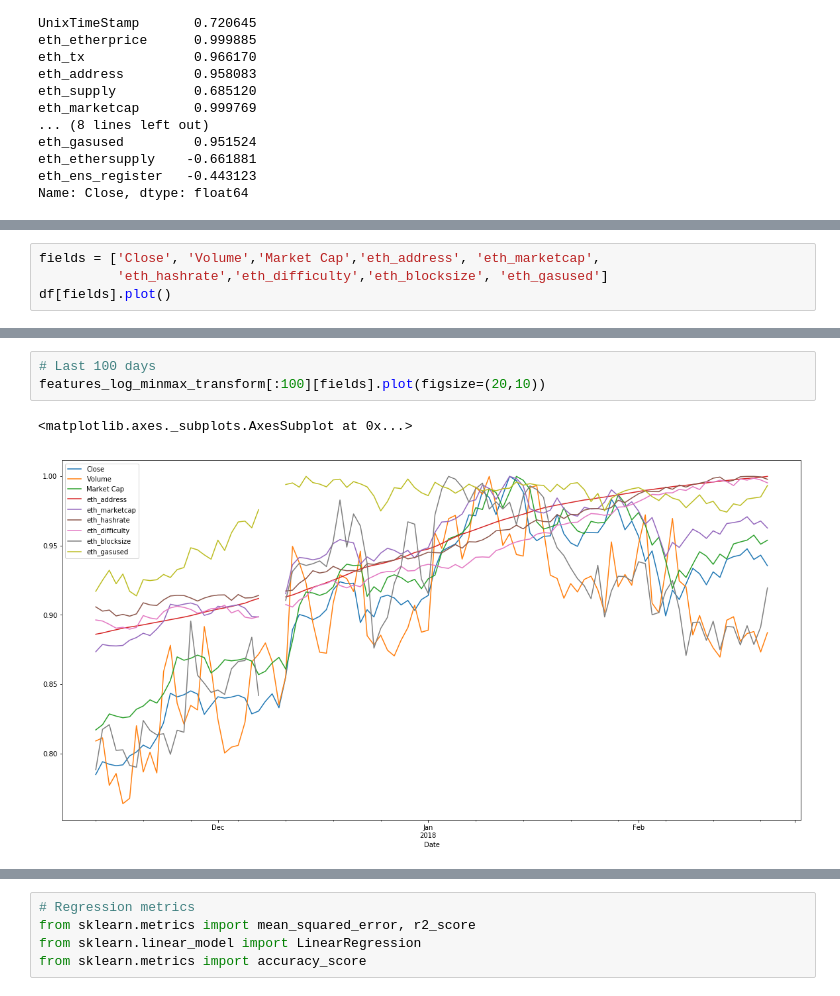
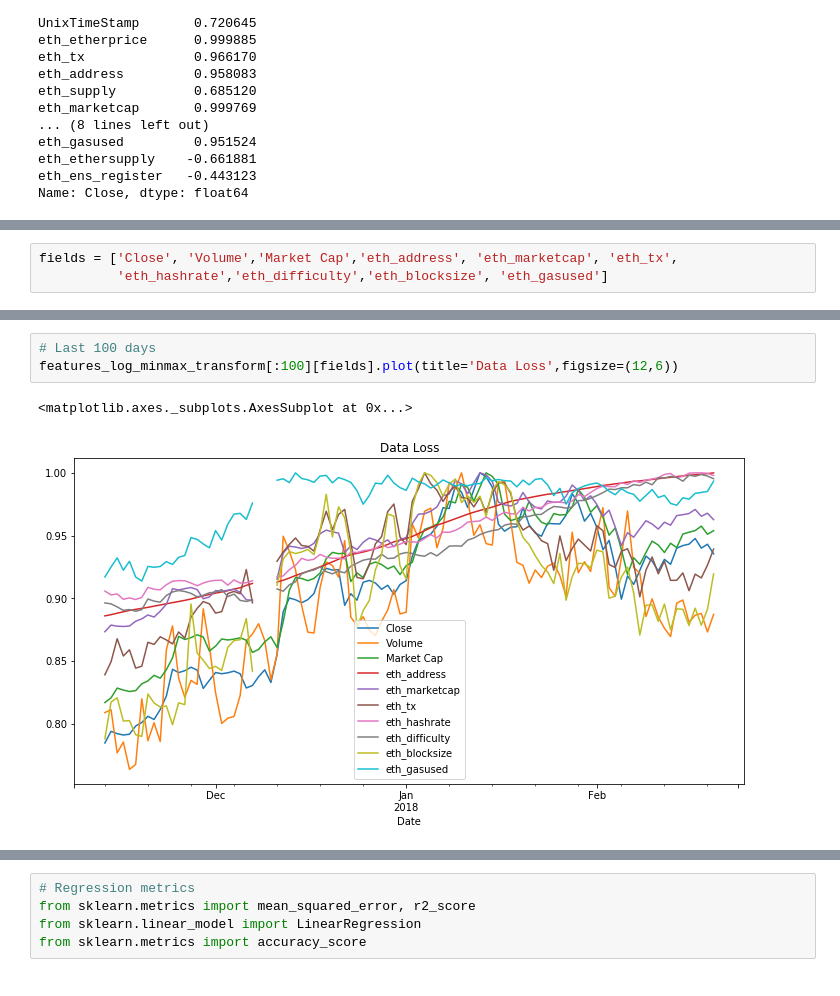
Before and after one commit to nkittsteiner/MLND-capstone-project, a Jupyter notebook: MLND_proposal.ipynb, the cells around one changed output, grey strips where cells are left out. Saved outputs shown, nothing was run; the diff lists cells and outputs as text.

```diff
--- a/MLND_proposal.ipynb
+++ b/MLND_proposal.ipynb
@@ -143,4 +147,3 @@ heatmap(df.corr(),yticklabels=df.columns, xticklabels=df.columns)
 # %%
-fields = ['Close', 'Volume','Market Cap','eth_address', 'eth_marketcap',
+fields = ['Close', 'Volume','Market Cap','eth_address', 'eth_marketcap', 'eth_tx',
           'eth_hashrate','eth_difficulty','eth_blocksize', 'eth_gasused']
-df[fields].plot()
@@ -166,8 +171,8 @@ features_log_minmax_transform[fields].plot(figsize=(20,10))
 # %%
 # Last 100 days
-features_log_minmax_transform[:100][fields].plot(figsize=(20,10))
+features_log_minmax_transform[:100][fields].plot(title='Data Loss',figsize=(12,6))
 # %% [output]
 <matplotlib.axes._subplots.AxesSubplot at 0x...>
-[figure, old version]
+[figure, new version]
 # %%
 # Split training and test 70 / 30
```
Also changed, not shown: parts of 28 cells of this notebook, 17 other files.
